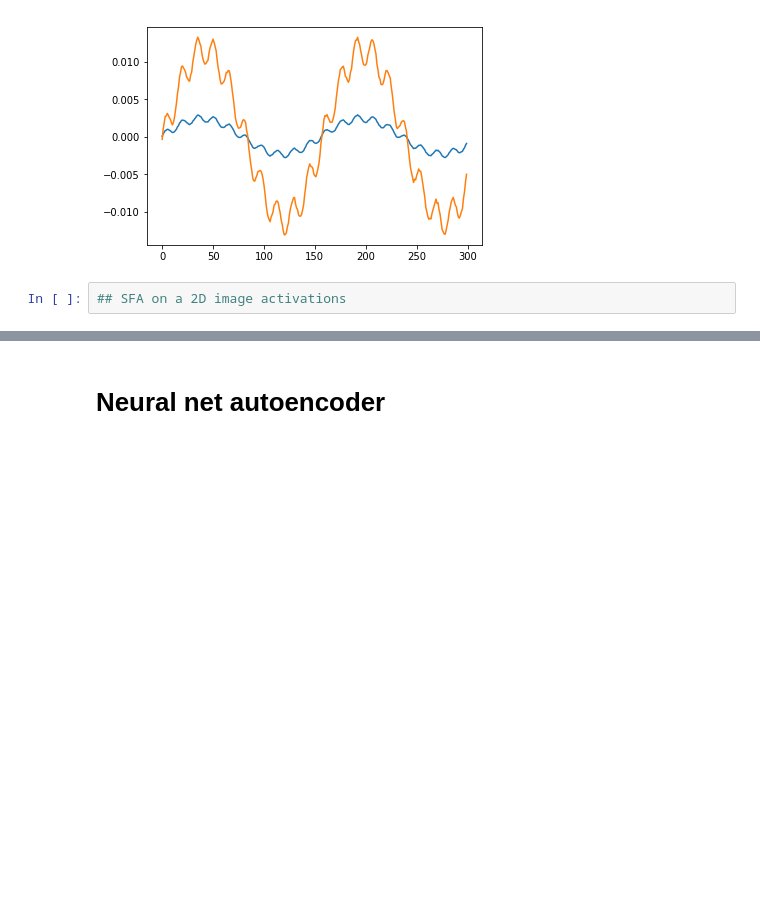
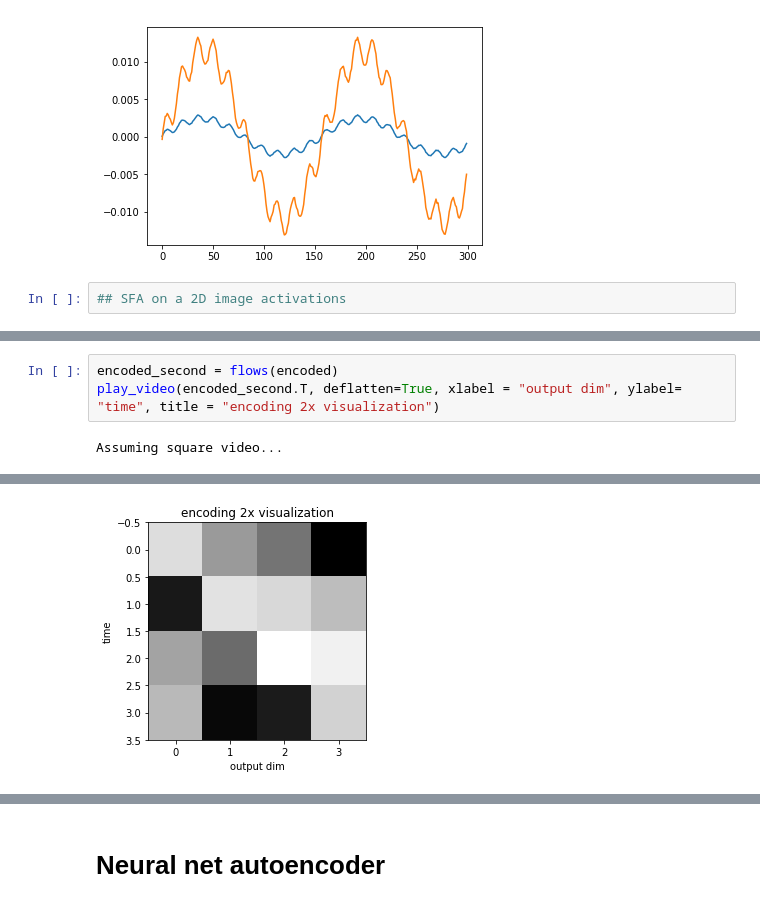
Before and after one commit to lagrassa/sfa_tutorial, a Jupyter notebook: rep/SFA.ipynb, the cells around one changed output, grey strips where cells are left out. Saved outputs shown, nothing was run; the diff lists cells and outputs as text; blank space fills up the shorter version.

```diff
--- a/rep/SFA.ipynb
+++ b/rep/SFA.ipynb
@@ -185,0 +188,5 @@ Encoded shape (58, 16)
+# %%
+encoded_second = flows(encoded)
+play_video(encoded_second.T, deflatten=True, xlabel = "output dim", ylabel= "time", title = "encoding 2x visualization")
+# %% [output]
+Assuming square video...
@@ -185,0 +194 @@ Encoded shape (58, 16)
+[figure, added]
```
Also changed, not shown: parts of 5 cells of this notebook.
